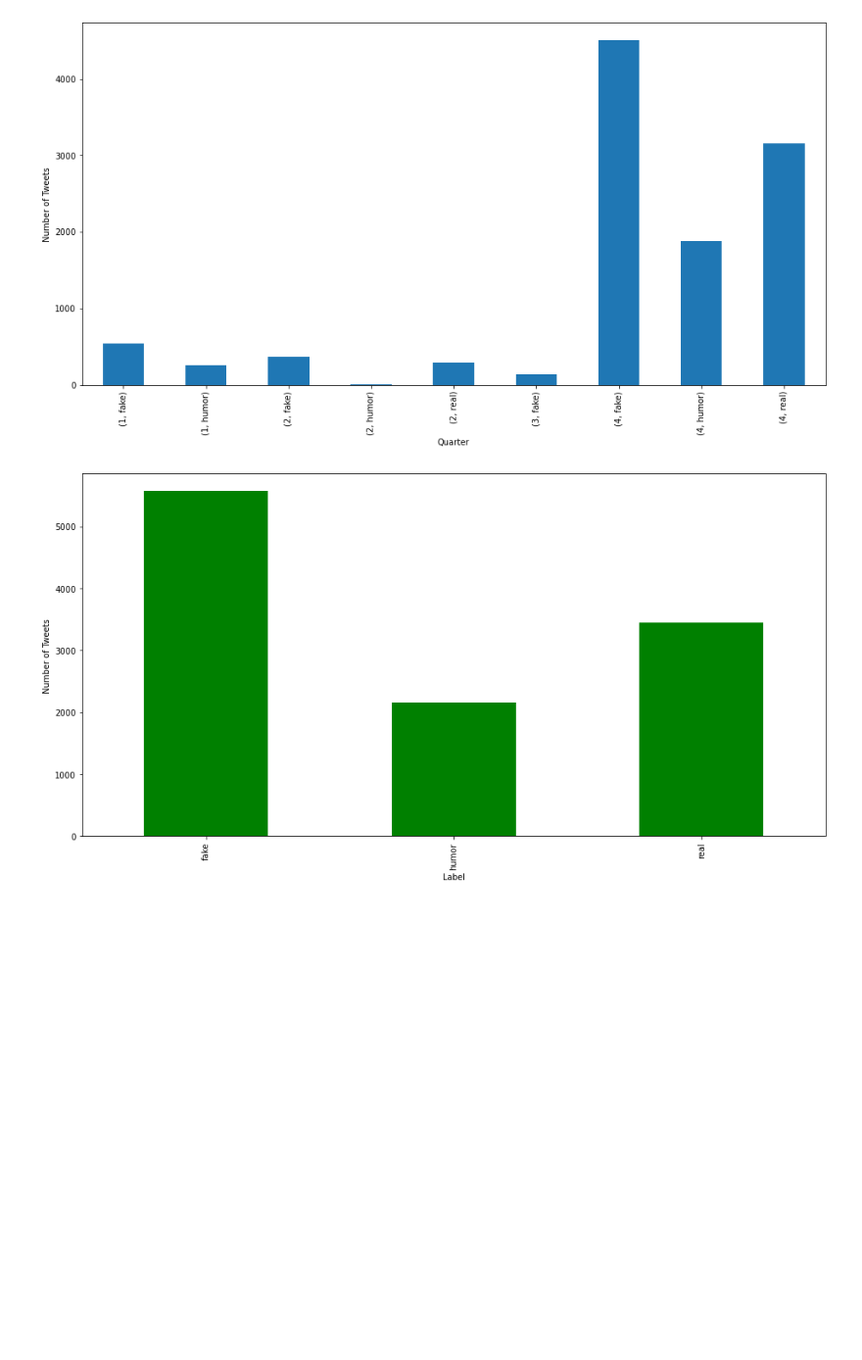
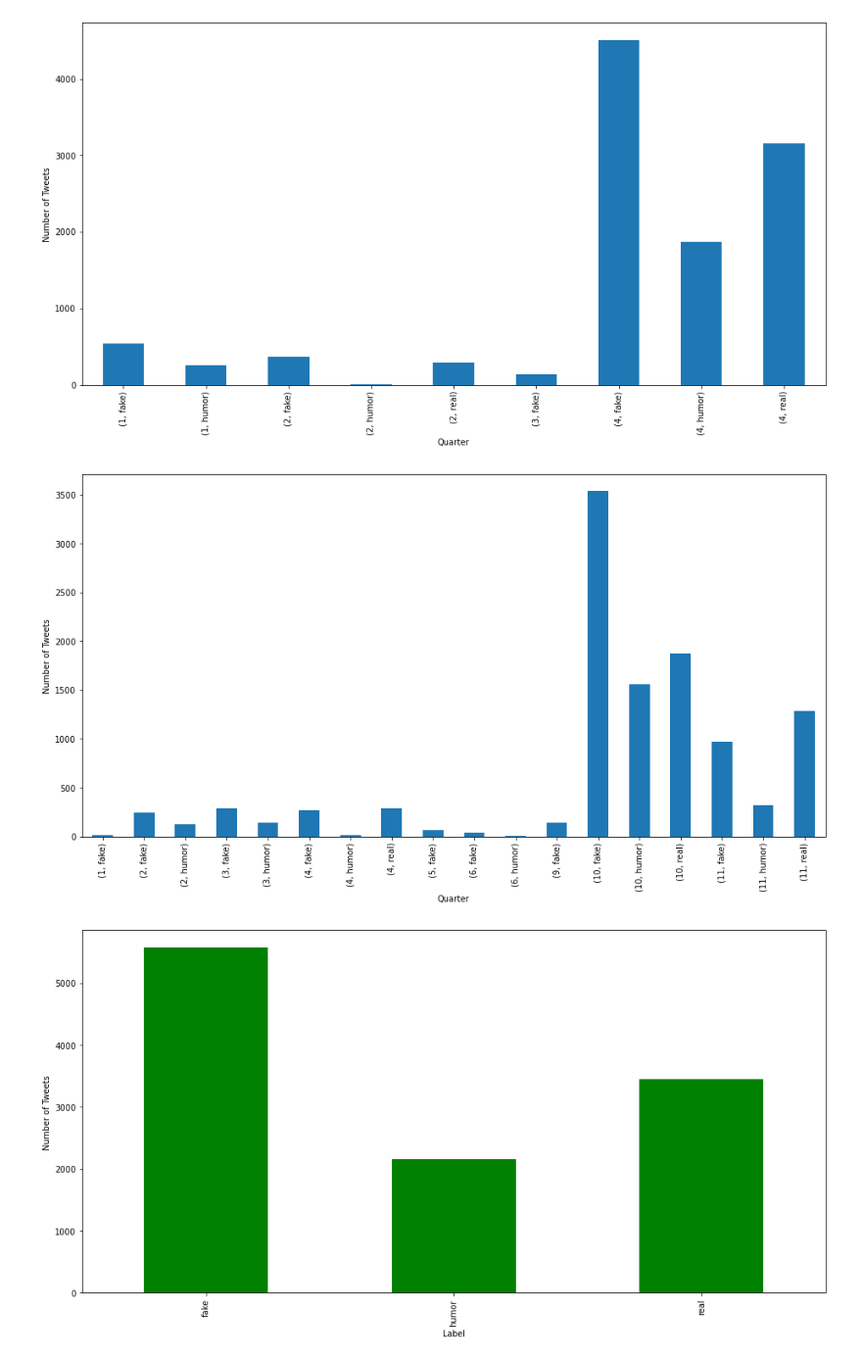
Before and after one commit to shubhbrth/Fake-News-Detection, a Jupyter notebook: Assignment_ntb.ipynb, the cells around one changed output. Shown at 98% size. Saved outputs shown, nothing was run; the diff lists cells and outputs as text; code cells hidden in the pictures; blank space fills up the shorter version.

```diff
--- a/Assignment_ntb.ipynb
+++ b/Assignment_ntb.ipynb
@@ -360,6 +373,14 @@ plt.ylabel('Number of Tweets')
 plt.show()
 # %% [output]
 [figure]
+# %%
+# Number of tweet in each quarter
+tr_df.groupby(['Month','label'])['tweetTextTokens'].count().plot(kind='bar', figsize=(16,8))
+plt.xlabel('Quarter')
+plt.ylabel('Number of Tweets')
+plt.show()
+# %% [output]
+[figure, added]
 # %%
 # Number of tweet in each label
 tr_df.groupby('label')['tweetTextTokens'].count().plot(kind='bar', color='green', figsize=(16,8))
```
Also changed, not shown: parts of 16 cells of this notebook, 1 other file.
